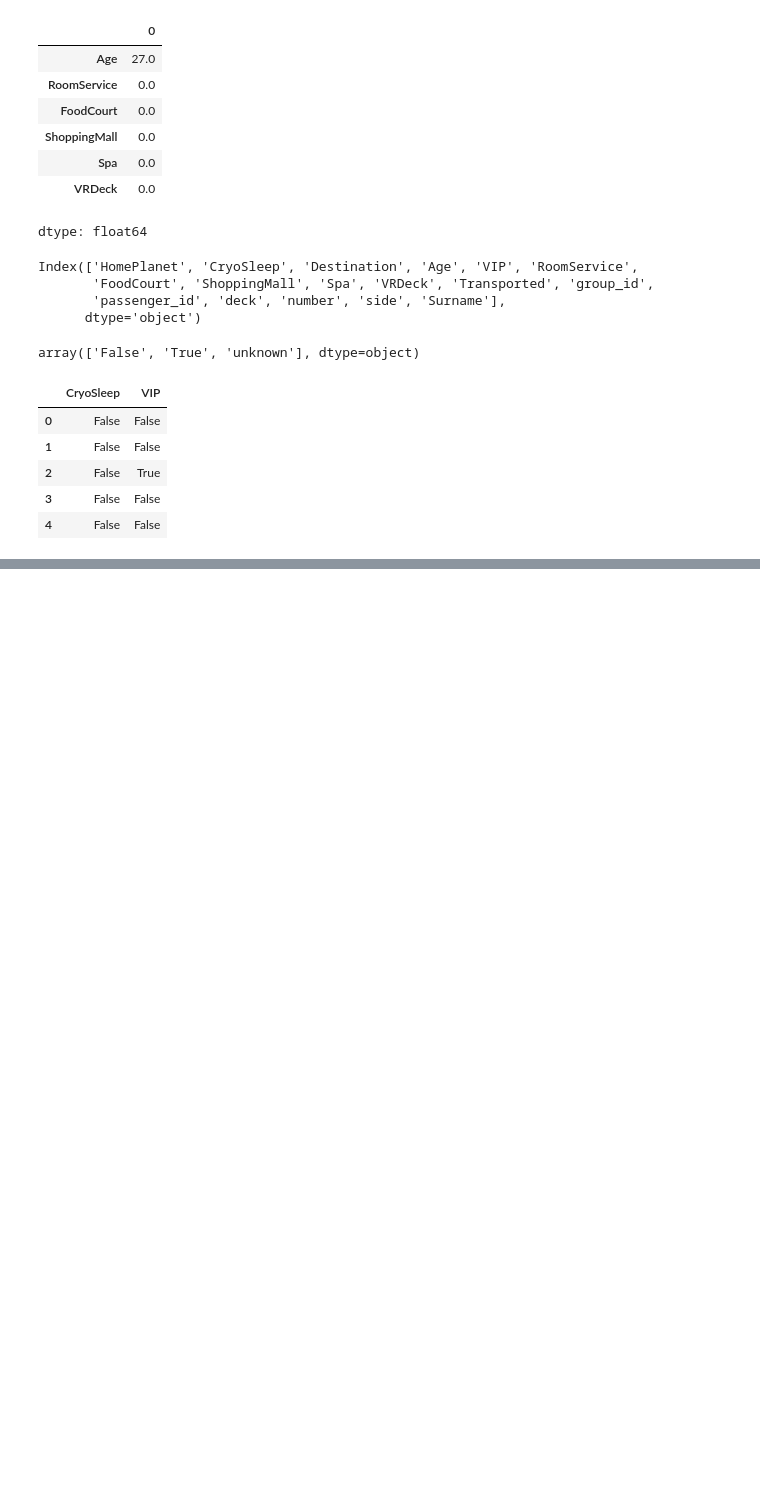
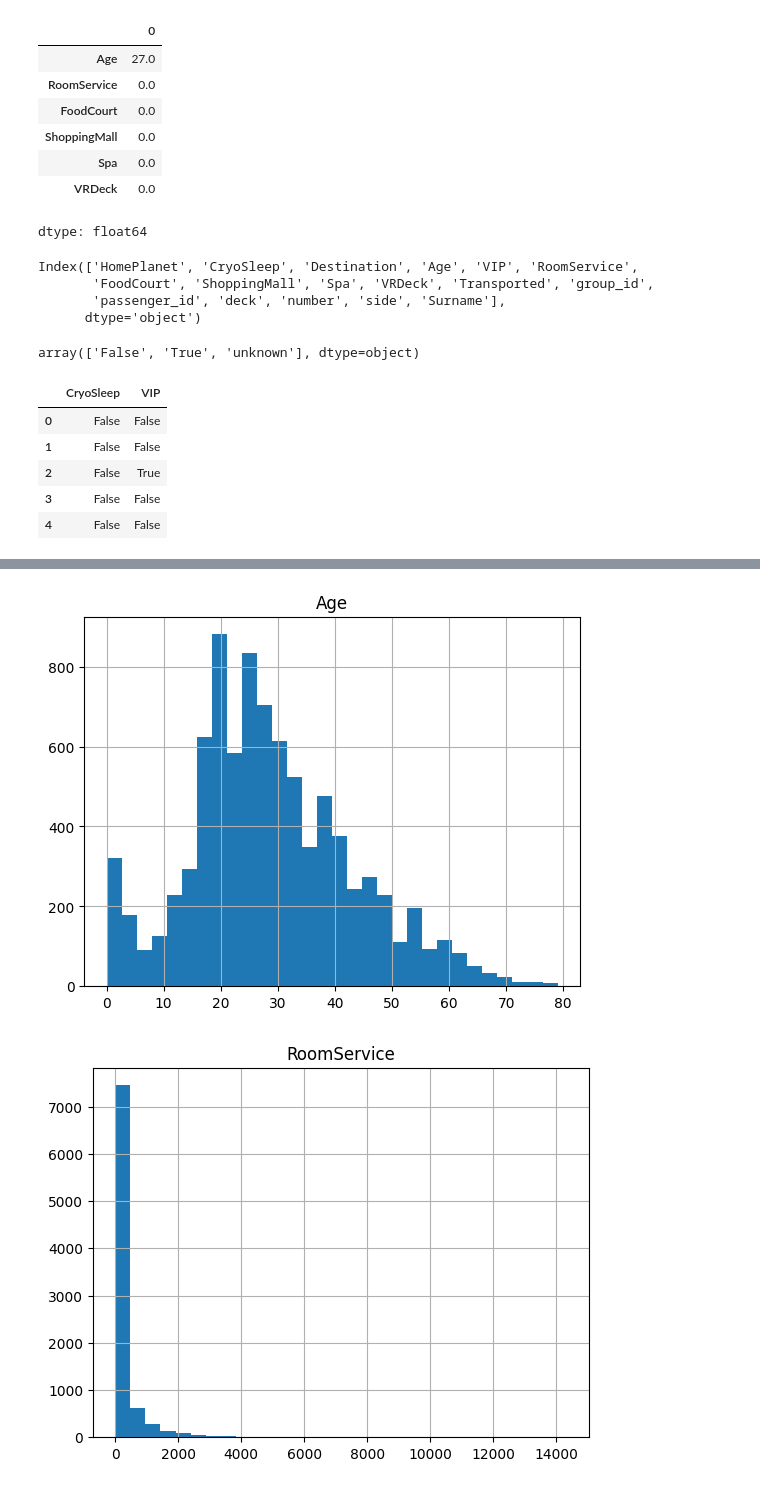
Before and after one commit to ShriVarshaan/kaggle_projects, a Jupyter notebook: 03_spaceship_titanic/spaceship_titanic.ipynb, the cells around one changed output, grey strips where cells are left out. Saved outputs shown, nothing was run; the diff lists cells and outputs as text; code cells hidden in the pictures; blank space fills up the shorter version.

```diff
--- a/03_spaceship_titanic/spaceship_titanic.ipynb
+++ b/03_spaceship_titanic/spaceship_titanic.ipynb
@@ -558,0 +563,4 @@ train_df.to_parquet('train_cleaned.parquet')
+# %%
+train_df = pd.read_parquet('train_cleaned.parquet')
+
+train_df.head()
@@ -558,0 +574,17 @@ train_df.to_parquet('train_cleaned.parquet')
+# %%
+spending_cols = ["RoomService", "FoodCourt", "ShoppingMall", "Spa", "VRDeck"]
+numeric_cols = ['Age'] + spending_cols
+categorical_cols = ['HomePlanet', 'Destination', 'deck', 'side', 'CryoSleep', 'VIP']
+
+for col in numeric_cols:
+    train_df[col].hist(bins=30)
+    plt.title(col)
+    plt.show()
+
+for col in categorical_cols:
+    train_df[col].value_counts().plot(kind='bar')
+    plt.title(col)
+    plt.show()
+# %% [output]
+[figure, added]
+[figure, added]
```
Also changed, not shown: parts of 32 cells of this notebook.
